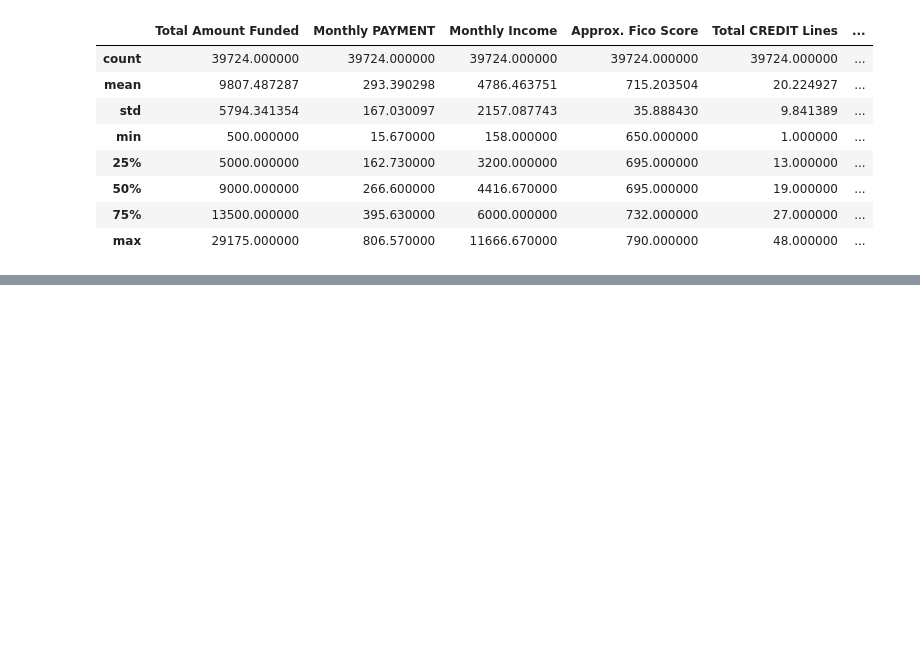
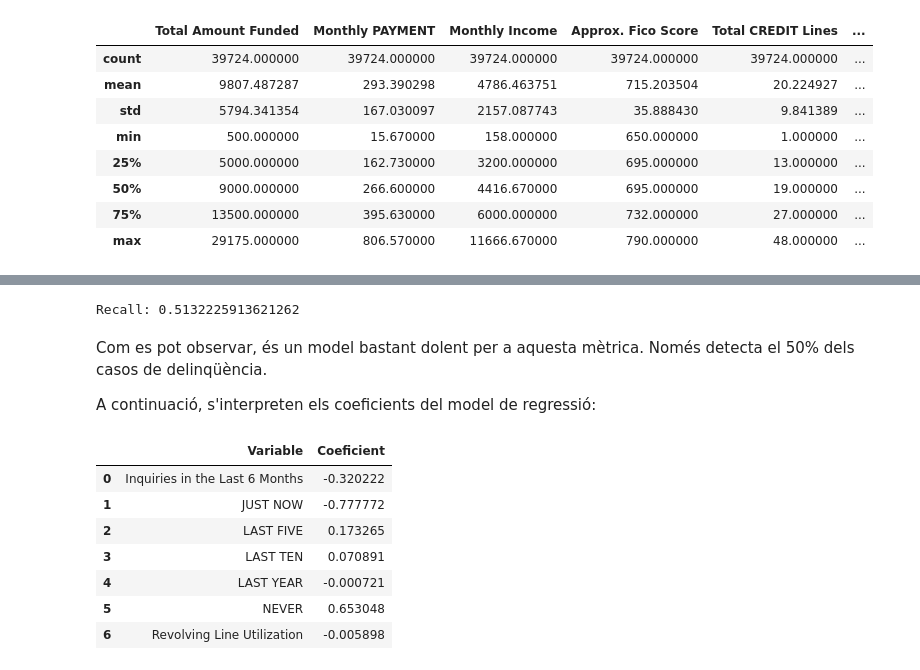
Before and after one commit to Jolicost/Loan-data-analysis, a Jupyter notebook: M2.951_20201_Pràctica2_LoanStatsDataset.ipynb, the cells around one changed output, grey strips where cells are left out. Cells and saved outputs as stored; diff of their text form; code cells hidden in the pictures; blank space fills up the shorter version.

```diff
--- a/M2.951_20201_Pràctica2_LoanStatsDataset.ipynb
+++ b/M2.951_20201_Pràctica2_LoanStatsDataset.ipynb
@@ -842,0 +1119,34 @@ df = pd.read_csv('LoanStatsDatasetCleaned.csv', sep=',')
+# %%
+from sklearn.model_selection import train_test_split
+from sklearn.linear_model import LogisticRegression
+from sklearn.preprocessing import LabelEncoder
+from sklearn import metrics
+
+
+# Seleccionar les característiques
+feature_cols = ['Inquiries in the Last 6 Months',\
+                'JUST NOW','LAST FIVE','LAST TEN','LAST YEAR','NEVER',\
+                'Revolving Line Utilization']
+
+# Crear el dataset de train i de test
+X = df_dummy[feature_cols]
+y = df_dummy.Status
+
+X_train,X_test,y_train,y_test=train_test_split(X,y,test_size=0.20,random_state=0)
+
+# Crear l'objecte del model
+logreg = LogisticRegression()
+
+# Ajustar el model
+logreg.fit(X_train,y_train)
+
+# Fer les prediccions en test
+y_pred = logreg.predict(X_test)
+
+# Extreure la matriu de confusió
+labels = np.unique(y_test)
+cnf_matrix = metrics.confusion_matrix(y_test, y_pred, labels=labels)
+cnf_matrix_df = pd.DataFrame(cnf_matrix, index=labels, columns=labels)
+cnf_matrix_df.index.name = 'Real'
+cnf_matrix_df.columns.name = 'Predicted'
+cnf_matrix_df
@@ -842,0 +1162,23 @@ df = pd.read_csv('LoanStatsDatasetCleaned.csv', sep=',')
+# %%
+# Imprimir el recall
+print("Recall:",metrics.recall_score(y_test, y_pred, average="binary", pos_label="Delinquent"))
+# %% [output]
+Recall: 0.5132225913621262
+# %% [markdown]
+Com es pot observar, és un model bastant dolent per a aquesta mètrica. Només detecta el 50% dels casos de delinqüència.
+
+A continuació, s'interpreten els coeficients del model de regressió:
+# %%
+# Extreure els coeficients de la regressió
+coefficients = pd.concat([pd.DataFrame(X.columns),pd.DataFrame(np.transpose(logreg.coef_))], axis=1)
+coefficients.columns = ['Variable','Coeficient']
+coefficients
+# %% [output]
+|  | Variable | Coeficient |
+| 0 | Inquiries in the Last 6 Months | -0.320222 |
+| 1 | JUST NOW | -0.777772 |
+| 2 | LAST FIVE | 0.173265 |
+| 3 | LAST TEN | 0.070891 |
+| 4 | LAST YEAR | -0.000721 |
+| 5 | NEVER | 0.653048 |
+| 6 | Revolving Line Utilization | -0.005898 |
```
Also changed, not shown: parts of 29 cells of this notebook, 1 other file.
